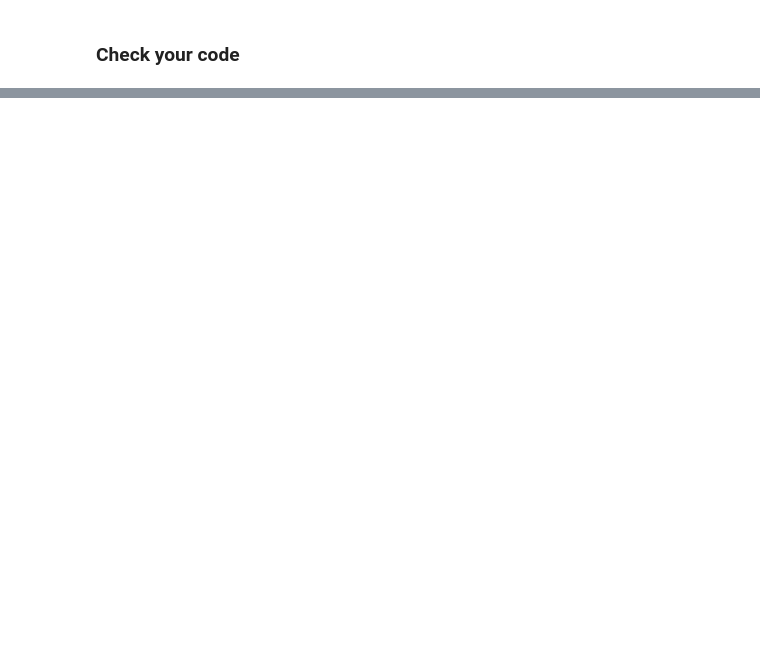
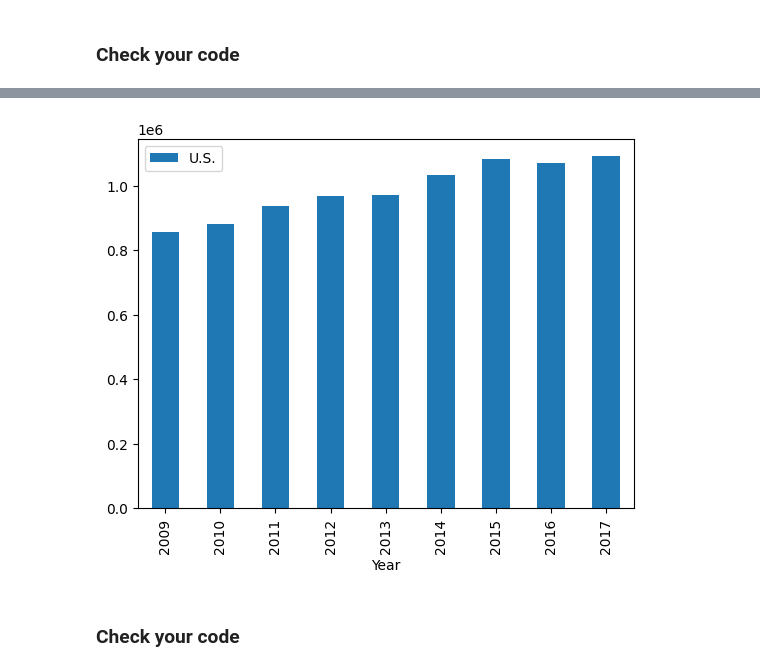
Before and after one commit to buseozgur/data-us-oil-and-gas-production, a Jupyter notebook: oil_and_gas.ipynb, the cells around one changed output, grey strips where cells are left out. Saved outputs shown, nothing was run; the diff lists cells and outputs as text; code cells hidden in the pictures; blank space fills up the shorter version.

```diff
--- a/oil_and_gas.ipynb
+++ b/oil_and_gas.ipynb
@@ -186,0 +207,5 @@ git push origin master
+# %%
+condition = np.logical_and(yearly_gas_df.index > yearly_gas_df.index.min(),yearly_gas_df.index < yearly_gas_df.index.max())
+# %%
+filtered_yearly_gas_df = yearly_gas_df[condition]
+filtered_yearly_gas_df
@@ -186,0 +224,7 @@ git push origin master
+# %%
+plot = filtered_yearly_gas_df.filter(items = ["U.S."]).plot(kind = "bar")
+plot.set_xlabel("Year");
+# %% [output]
+[figure, added]
+# %% [markdown]
+### Check your code
```
Also changed, not shown: parts of 8 cells of this notebook, 1 other file.
